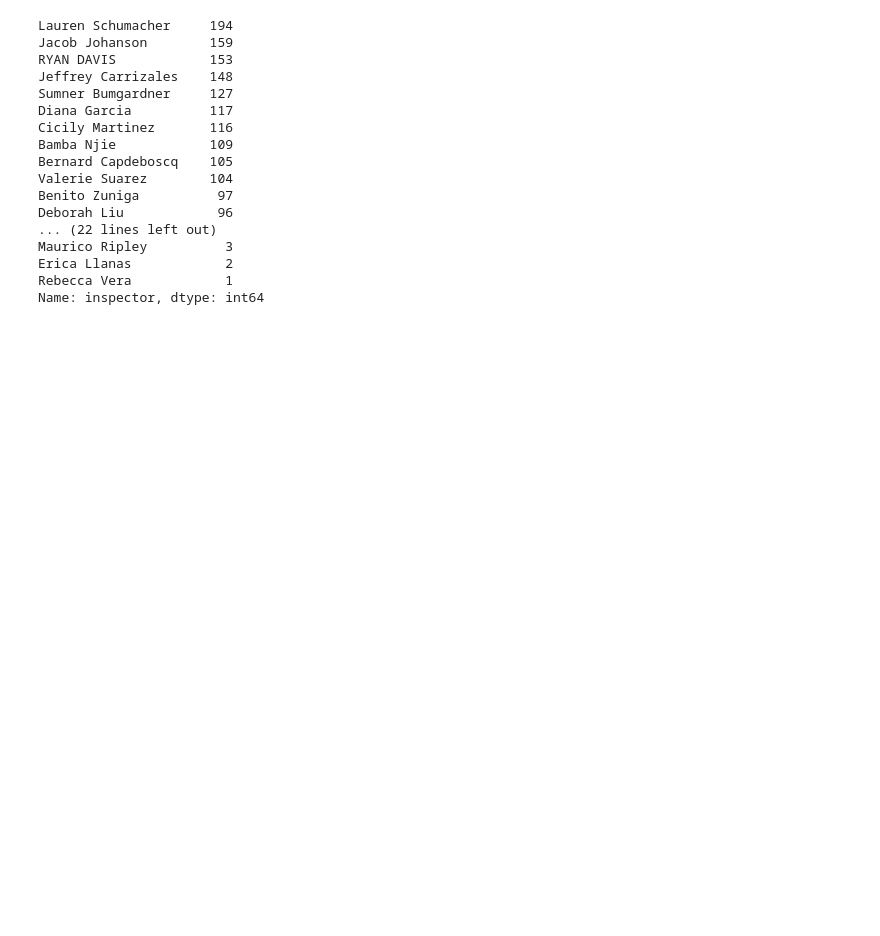
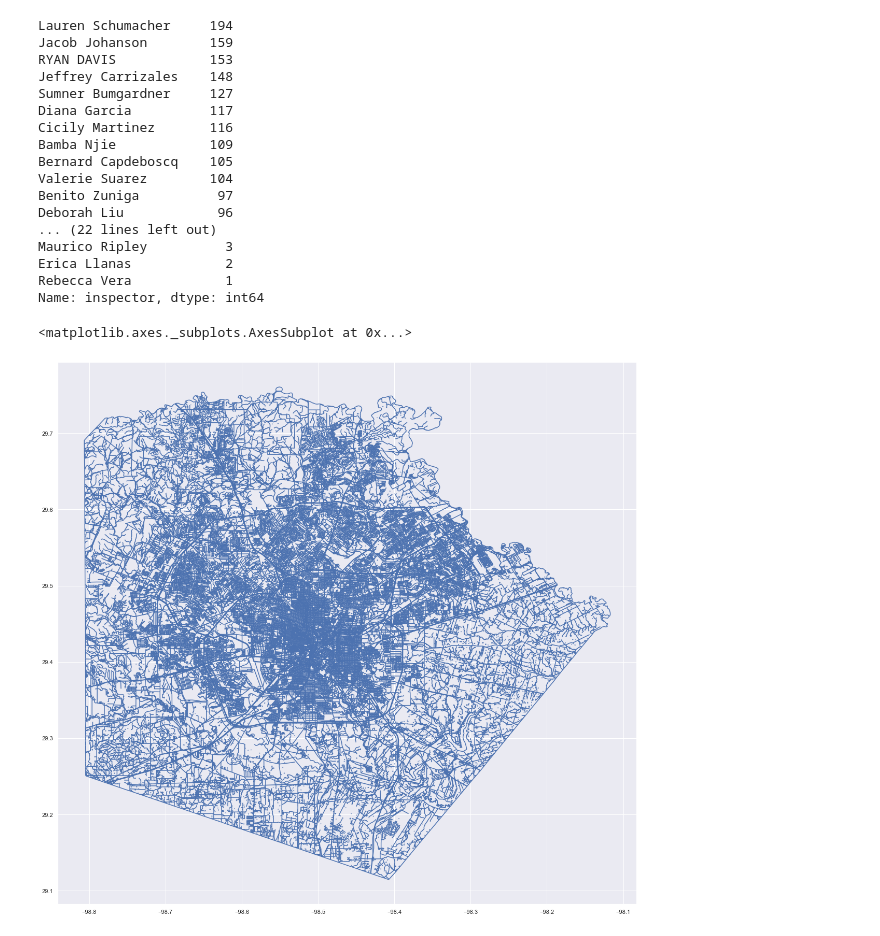
Before and after one commit to CodeBound-Annihilators/yelpproject, a Jupyter notebook: paddy_goes_exploring.ipynb, the cells around one changed output. Saved outputs shown, nothing was run; the diff lists cells and outputs as text; code cells hidden in the pictures; blank space fills up the shorter version.

```diff
--- a/paddy_goes_exploring.ipynb
+++ b/paddy_goes_exploring.ipynb
@@ -131,3 +131,11 @@ Maurico Ripley          3
 Erica Llanas            2
 Rebecca Vera            1
 Name: inspector, dtype: int64
+# %%
+street_map = gpd.read_file("/Users/padraicdoran/codeup-data-science/yelpproject/tl_2013_48029_edges")
+# %%
+fig, ax = plt.subplots(figsize = (20,20))
+street_map.plot(ax=ax)
+# %% [output]
+<matplotlib.axes._subplots.AxesSubplot at 0x...>
+[figure, added]
```
Also changed, not shown: parts of 7 cells of this notebook.
